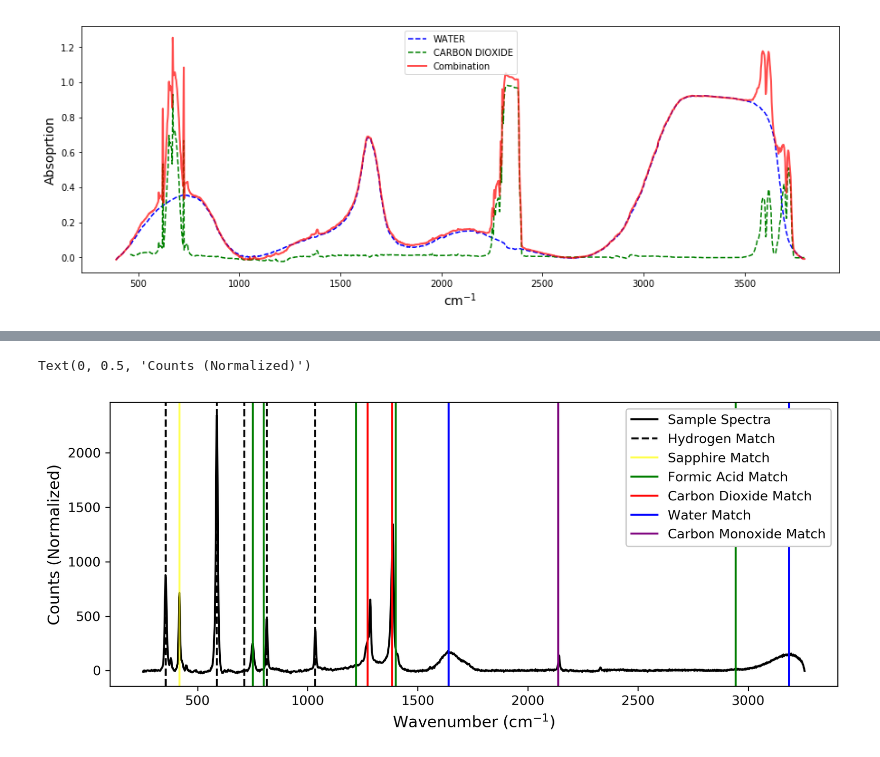
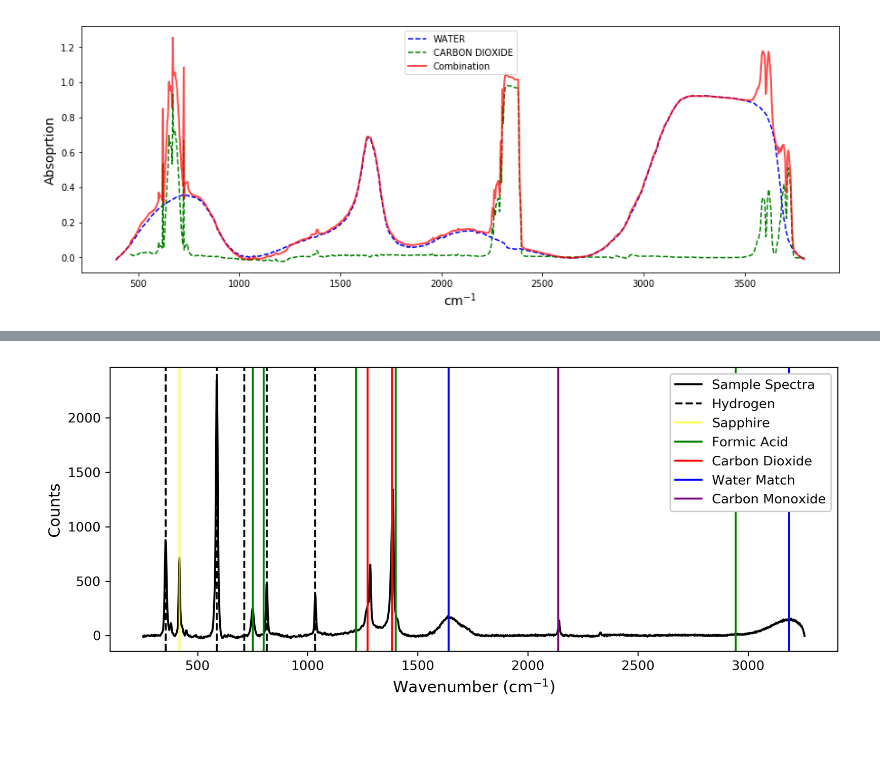
Before and after one commit to raman-noodles/Raman-noodles, a Jupyter notebook: examples/Confidence_Interval_example_dev.ipynb, the cells around one changed output, grey strips where cells are left out. Drawn from its saved outputs; the diff is of its cells as text; code cells hidden in the pictures.

```diff
--- a/examples/Confidence_Interval_example_dev.ipynb
+++ b/examples/Confidence_Interval_example_dev.ipynb
@@ -169,3 +167,7 @@ print(data)
 # %%
 # you will need to download the file yourself from the team google drive and edit location
 df = pd.read_excel('../examples/FormicAcid_3percentconc_400C_5s_00000.xlsx', names=('x', 'y'))
+# %%
+fig = plt.figure(figsize=(6,4), dpi = 300)
+x_data = df['x'].values
+y_data = df['y'].values
@@ -222,32 +227,31 @@ Exp_peaks = [355,379,418,587,712,751,814,1034,1219,1272,1383,1400,1640,2138,2943
 # %%
 #Ok, now that we have which peaks belong to which component, we'll need to plot their position.
 fig = plt.figure(figsize=(10,4), dpi = 300)
 plt.plot(x_data, y_data, color = 'black', label = 'Sample Spectra')
-plt.axvline(x = Exp_peaks[0], color = 'black', label = 'Hydrogen Match',linestyle='--')
+plt.axvline(x = Exp_peaks[0], color = 'black', label = 'Hydrogen',linestyle='--')
 #plt.axvline(x = Exp_peaks[1], color = 'yellow',alpha=.7)
-plt.axvline(x = Exp_peaks[2], color = 'yellow', label = 'Sapphire Match',alpha=.7)
+plt.axvline(x = Exp_peaks[2], color = 'yellow', label = 'Sapphire',alpha=.7)
 plt.axvline(x = Exp_peaks[3], color = 'black', linestyle='--')
 plt.axvline(x = Exp_peaks[4], color = 'black', linestyle='--')
-plt.axvline(x = Exp_peaks[5], color = 'green', label = 'Formic Acid Match')
+plt.axvline(x = Exp_peaks[5], color = 'green', label = 'Formic Acid')
 plt.axvline(x = Exp_peaks[5]+50, color = 'green')
 plt.axvline(x = Exp_peaks[6], color = 'black', linestyle='--')
 plt.axvline(x = Exp_peaks[7], color = 'black', linestyle='--')
 plt.axvline(x = Exp_peaks[8], color = 'green')
-plt.axvline(x = Exp_peaks[9], color = 'red', label = 'Carbon Dioxide Match')
+plt.axvline(x = Exp_peaks[9], color = 'red', label = 'Carbon Dioxide')
 plt.axvline(x = Exp_peaks[10], color = 'red')
 plt.axvline(x = Exp_peaks[11], color = 'green')
 plt.axvline(x = Exp_peaks[12], color = 'blue',label = 'Water Match')
-plt.axvline(x = Exp_peaks[13], color = 'purple', label = 'Carbon Monoxide Match')
+plt.axvline(x = Exp_peaks[13], color = 'purple', label = 'Carbon Monoxide')
 plt.axvline(x = Exp_peaks[14], color = 'green')
 plt.axvline(x = Exp_peaks[15], color = 'blue')
 plt.legend(loc=1, framealpha=1)
 plt.xlabel('Wavenumber (cm$^{-1}$)', fontsize=12)
-plt.ylabel('Counts (Normalized)', fontsize=12)
+plt.ylabel('Counts', fontsize=12)
 #plt.ylim(-0.1, 1.3)
 # plt.ylim()
 
 #     plt.axvline(x=H2O_CO_x[i], color='orange')
-# plt.savefig('matching_plot.png')
+# plt.savefig('Experimental_In_situ_Reference.png')
 # %% [output]
-Text(0, 0.5, 'Counts (Normalized)')
-[figure, old version]
+[figure, new version]
```
Also changed, not shown: parts of 7 cells of this notebook.
